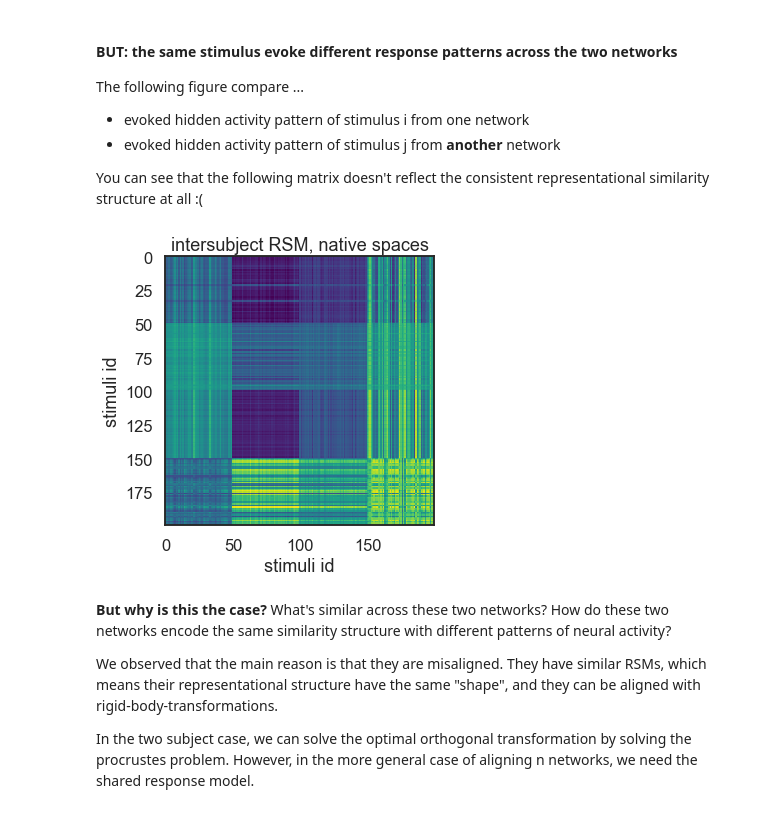
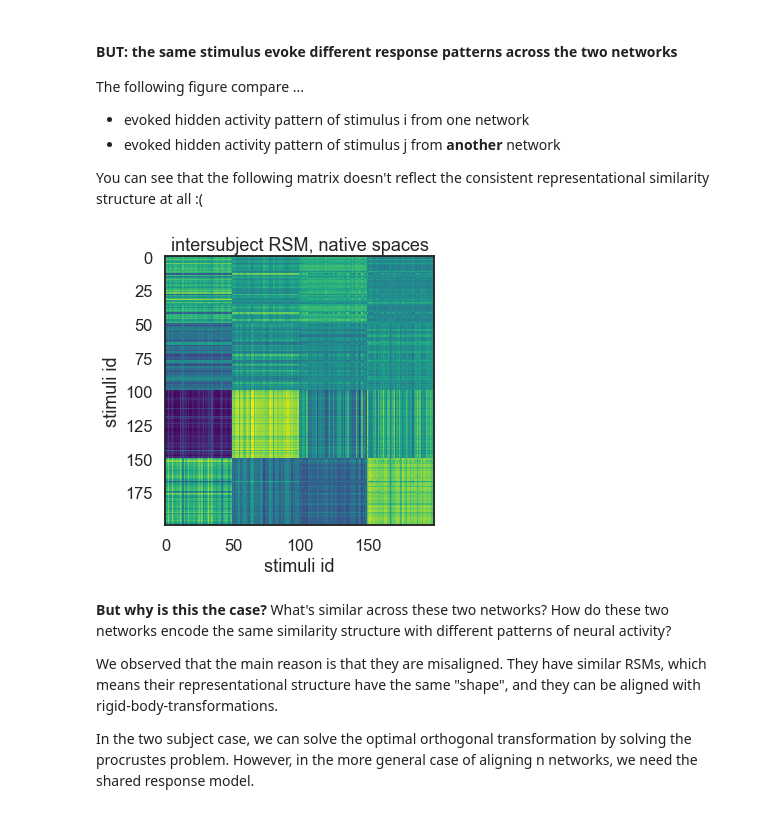
Before and after one commit to qihongl/demo-nnalign, a Jupyter notebook: demo-nnalign.ipynb, the cells around one changed output. Cells and saved outputs as stored; diff of their text form; code cells hidden in the pictures.

```diff
--- a/demo-nnalign.ipynb
+++ b/demo-nnalign.ipynb
@@ -34,17 +42,17 @@ First of all, we need generate some learning problem to train a neural network.
 # %%
 # generate some XOR data
-x, y = get_XOR_data(n_pts_each_cloud)
-x_test, y_test = get_XOR_data(n_pts_each_cloud)
-n_examples = len(y)
+n_examples = 200
+x_train, y_train = make_xor_data(n_examples)
+x_test, y_test = make_xor_data(n_examples)
 
 # plot the data
 cur_palette = sns.color_palette(n_colors=2)
 
-f, ax = plt.subplots(1,1, figsize=(7,7))
-for i, y_val in enumerate(np.unique(y.numpy())):
+f, ax = plt.subplots(1,1, figsize=(6,5))
+for i, y_val in enumerate(np.unique(y_train)):
     ax.scatter(
-        x.numpy()[y_val == y.numpy(),0],x.numpy()[y_val == y.numpy(),1],
-        color=cur_palette[i]
+        x_train[y_val == y_train,0],x_train[y_val == y_train,1],
+        color=cur_palette[i],
     )
 ax.set_xlabel('x1')
 ax.set_ylabel('x2')
@@ -76 +84,22 @@ net2, accuracy_train_2, accuracy_test_2 = train_net(
+# %%
+# model params
+n_hidden = 50
+# training params
+batch_size = 64
+shuffle=True
+n_nets = 2
+n_epochs = 500
+
+# train several models
+models = []
+records = []
+for i in range(n_nets):
+    model_i = get_net(n_hidden)
+    record_i = model_i.fit(
+        x_train, y_train, epochs=n_epochs,
+        validation_data = (x_test,y_test),
+        batch_size=batch_size, shuffle=shuffle, verbose=0
+    )
+    models.append(model_i)
+    records.append(record_i)
 # %%
@@ -103,9 +127,7 @@ The following figure compare the similarity between ...
 The result shows that the two networks learn basically the same "representational similarity". That is, the relation between stimulus i and stimulus j is similar across the two networks.
 # %%
 # test the network and get its hidden layer activity
-h1 = get_hidden_acts(net1, x_test).T
-h2 = get_hidden_acts(net2, x_test).T
-hidden_act_mats = [h1, h2]
+hidden_act_mats = [get_hidden_act(model, x_test) for model in models]
 # %%
 f,axes = plt.subplots(1, 2, figsize=(10,5))
 
@@ -126,17 +148,19 @@ The following figure compare ...
 
 You can see that the following matrix doesn't reflect the consistent representational similarity structure at all :(
 # %%
-inter_subject_RSM = np.corrcoef(h1.T,h2.T)[:n_examples,n_examples:]
+inter_subject_RSM = np.corrcoef(
+    hidden_act_mats[0],hidden_act_mats[1]
+)[:n_examples,n_examples:]
 
 f, ax = plt.subplots(1, 1, figsize=(6,5))
 
 ax.imshow(inter_subject_RSM, cmap='viridis')
 ax.set_xlabel('stimuli id')
 ax.set_ylabel('stimuli id')
 ax.set_title('intersubject RSM, native spaces')
 f.tight_layout()
 # %% [output]
-[figure, old version]
+[figure, new version]
 # %% [markdown]
 **But why is this the case?** What's similar across these two networks? How do these two networks encode the same similarity structure with different patterns of neural activity?
 
```
Also changed, not shown: parts of 17 cells of this notebook, 3 other files.
